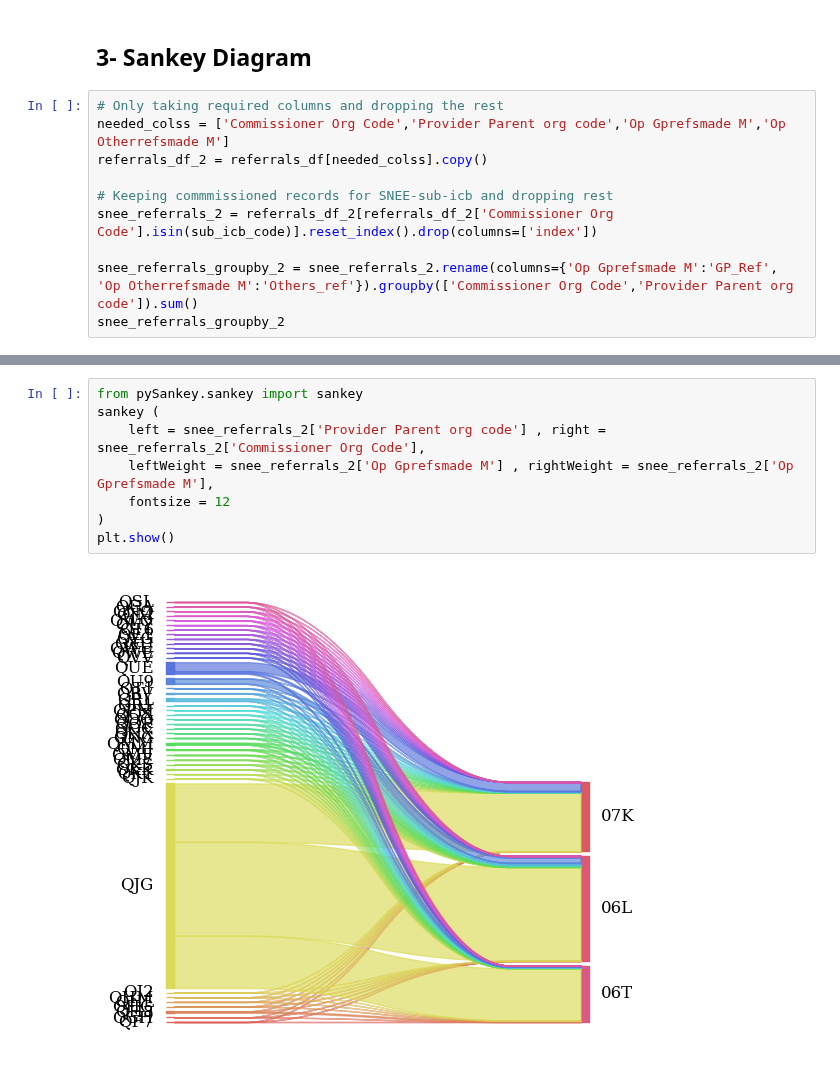
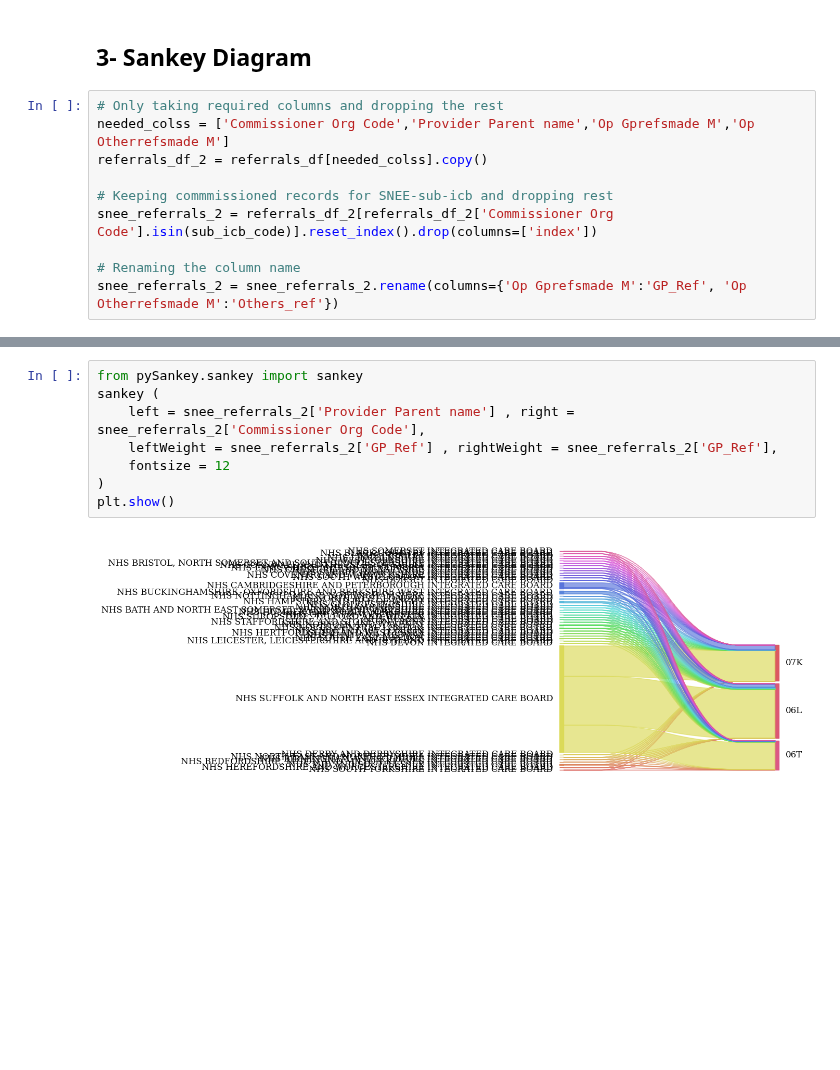
Before and after one commit to SNEE-ICS/PrimaryCareDemandAndCapacity, a Jupyter notebook: notebooks/1d_ReferralRate.ipynb, the cells around one changed output, grey strips where cells are left out. Saved outputs shown, nothing was run; the diff lists cells and outputs as text; blank space fills up the shorter version.

```diff
--- a/notebooks/1d_ReferralRate.ipynb
+++ b/notebooks/1d_ReferralRate.ipynb
@@ -197,11 +197,11 @@ with open(OUTPUT_YAML_FILE, 'w') as yaml_file:
 ## 3- Sankey Diagram
 # %%
 # Only taking required columns and dropping the rest
-needed_colss = ['Commissioner Org Code','Provider Parent org code','Op Gprefsmade M','Op Otherrefsmade M']
+needed_colss = ['Commissioner Org Code','Provider Parent name','Op Gprefsmade M','Op Otherrefsmade M']
 referrals_df_2 = referrals_df[needed_colss].copy()
 
 # Keeping commmissioned records for SNEE-sub-icb and dropping rest
 snee_referrals_2 = referrals_df_2[referrals_df_2['Commissioner Org Code'].isin(sub_icb_code)].reset_index().drop(columns=['index'])
 
-snee_referrals_groupby_2 = snee_referrals_2.rename(columns={'Op Gprefsmade M':'GP_Ref', 'Op Otherrefsmade M':'Others_ref'}).groupby(['Commissioner Org Code','Provider Parent org code']).sum()
-snee_referrals_groupby_2
+# Renaming the column name
+snee_referrals_2 = snee_referrals_2.rename(columns={'Op Gprefsmade M':'GP_Ref', 'Op Otherrefsmade M':'Others_ref'})
@@ -244,10 +252,10 @@ fig.show()
 # %%
 from pySankey.sankey import sankey
 sankey (
-    left = snee_referrals_2['Provider Parent org code'] , right = snee_referrals_2['Commissioner Org Code'],
-    leftWeight = snee_referrals_2['Op Gprefsmade M'] , rightWeight = snee_referrals_2['Op Gprefsmade M'],
+    left = snee_referrals_2['Provider Parent name'] , right = snee_referrals_2['Commissioner Org Code'],
+    leftWeight = snee_referrals_2['GP_Ref'] , rightWeight = snee_referrals_2['GP_Ref'],
     fontsize = 12
 )
 plt.show()
 # %% [output]
-[figure, old version]
+[figure, new version]
```
Also changed, not shown: parts of 7 cells of this notebook.
